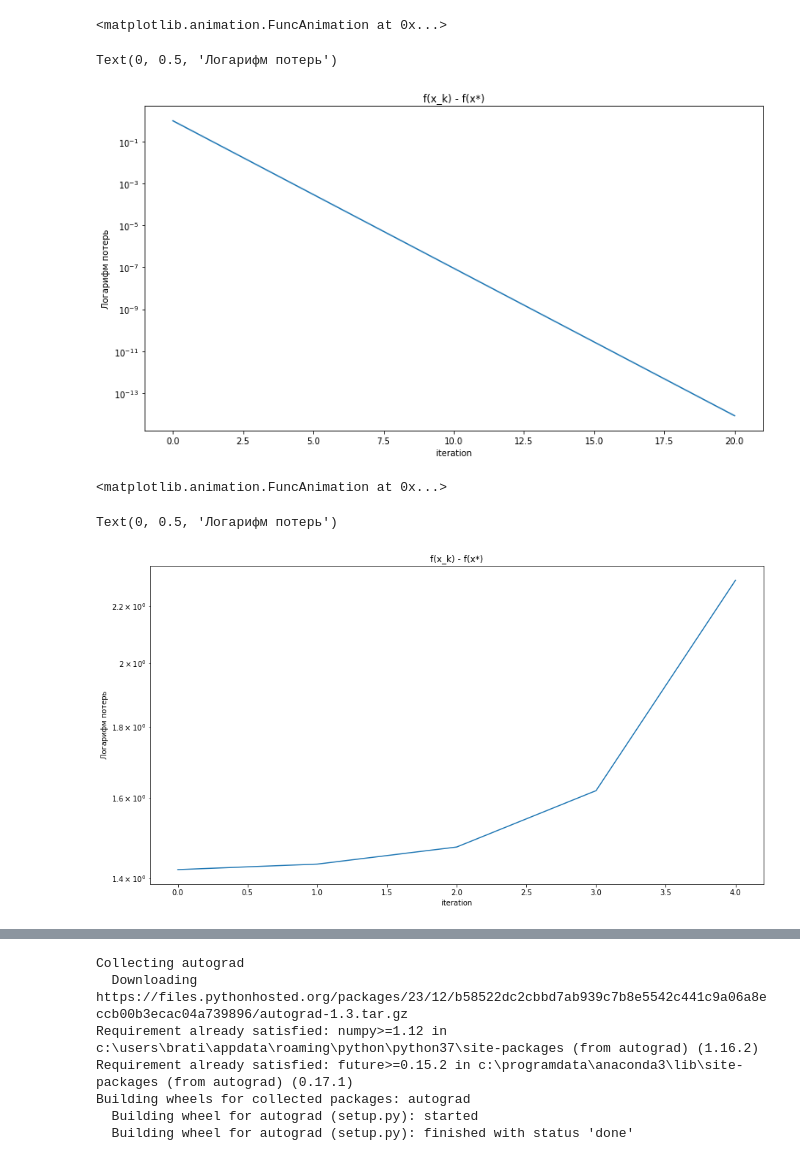
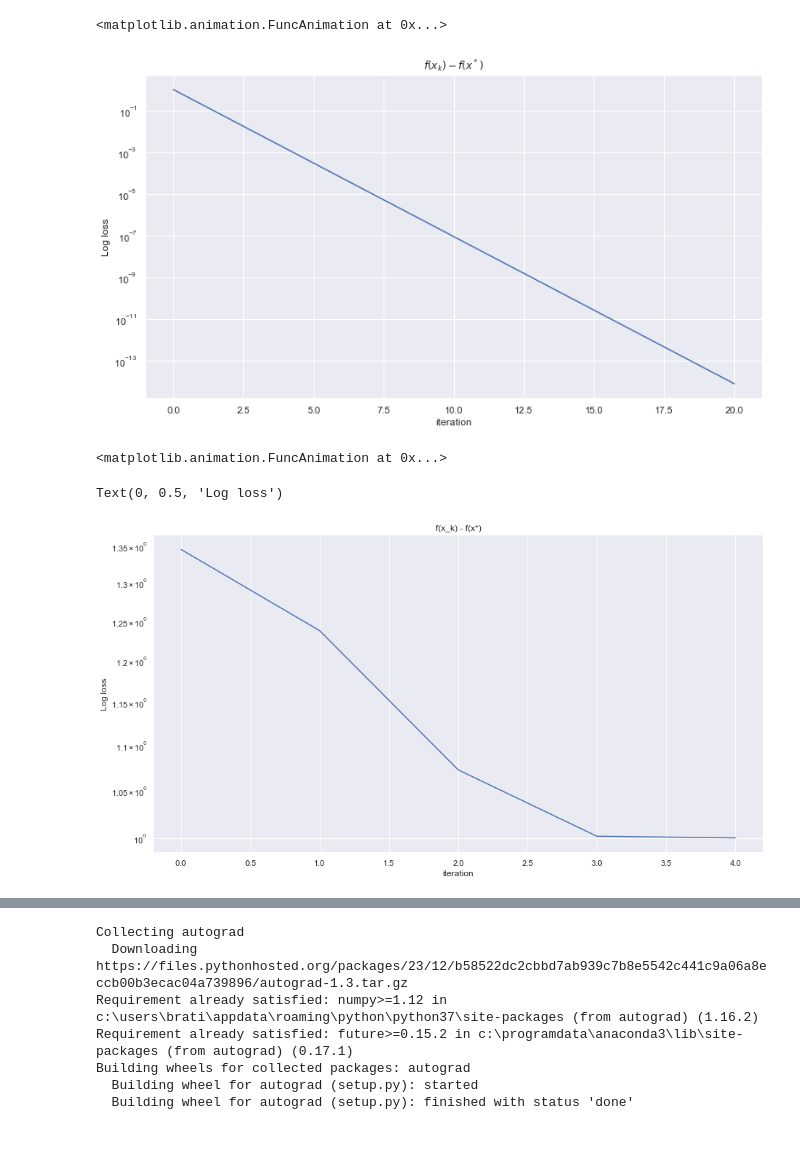
Before and after one commit to MerkulovDaniil/optim, a Jupyter notebook: assets/Notebooks/Newton.ipynb, the cells around one changed output, grey strips where cells are left out. Saved outputs shown, nothing was run; the diff lists cells and outputs as text; code cells hidden in the pictures.

```diff
--- a/assets/Notebooks/Newton.ipynb
+++ b/assets/Notebooks/Newton.ipynb
@@ -3,11 +3,13 @@
 %matplotlib inline
 import matplotlib.pyplot as plt
 import matplotlib.animation
-import seaborn
+import seaborn as sns
+sns.set()
 plt.rcParams["animation.html"] = "html5"
 from pylab import rcParams
 rcParams['figure.figsize'] = 13, 7
 import numpy as np
+
 
 x_min, x_max = -1, 1
 y_min, y_max = 0, 2
@@ -18,9 +20,8 @@ fig, ax = plt.subplots()
 xdata = np.linspace(x_min,x_max)
 ydata = xdata**4
 plt.plot(xdata, ydata)
-# plt.title('Сходимость метода Ньютона для y = x**4')
-plt.xlabel('x')
-plt.ylabel('f(x) = x**4')
+plt.xlabel(f'$x$')
+plt.ylabel(f'$f(x) = x^4$')
 line, = ax.plot([], [], marker='o', linestyle='-', color='r', label='Newton', lw=2)
 plt.legend()
 # ax.grid()
@@ -59,12 +60,12 @@ ani
 from pylab import rcParams
 rcParams['figure.figsize'] = 13, 7
 plt.semilogy(ydata)
-plt.title('f(x_k) - f(x*)')
+plt.title(f'$f(x_k) - f(x^*)$')
 plt.xlabel('iteration')
-plt.ylabel('Логарифм потерь')
+plt.ylabel('Log loss')
+plt.show()
 # %% [output]
-Text(0, 0.5, 'Логарифм потерь')
-[figure, old version]
+[figure, new version]
 # %%
 %%capture
 %matplotlib inline
@@ -78,7 +79,7 @@ import numpy as np
 x_min, x_max = -3, 3
 y_min, y_max = 1, 3
 N_iter = 4
-x_0 = 0.999+0.01
+x_0 = 0.9
 
 
 
@@ -86,9 +87,9 @@ fig, ax = plt.subplots()
 xdata = np.linspace(x_min,x_max)
 ydata = np.sqrt(1 + xdata**2)
 plt.plot(xdata, ydata)
-plt.title('Сходимость метода Ньютона для y = sqrt(1 + x**2) ')
-plt.xlabel('x')
-plt.ylabel('f(x)')
+plt.title(r'Newton method convergence for  $y = \sqrt{1 + x^2}$')
+plt.xlabel(f'$x$')
+plt.ylabel(f'$f(x)$')
 line, = ax.plot([], [], marker='o', linestyle='-', color='r', label='Newton', lw=2)
 plt.legend()
 # ax.grid()
@@ -127,13 +128,13 @@ ani
 # %%
 from pylab import rcParams
 rcParams['figure.figsize'] = 15, 8
 plt.semilogy(ydata)
 plt.title('f(x_k) - f(x*)')
 plt.xlabel('iteration')
-plt.ylabel('Логарифм потерь')
+plt.ylabel('Log loss')
 # %% [output]
-Text(0, 0.5, 'Логарифм потерь')
+Text(0, 0.5, 'Log loss')
-[figure, old version]
+[figure, new version]
 # %%
 import numpy as np
 import matplotlib.pyplot as plt
```
Also changed, not shown: parts of 7 cells of this notebook, 6 other files.
